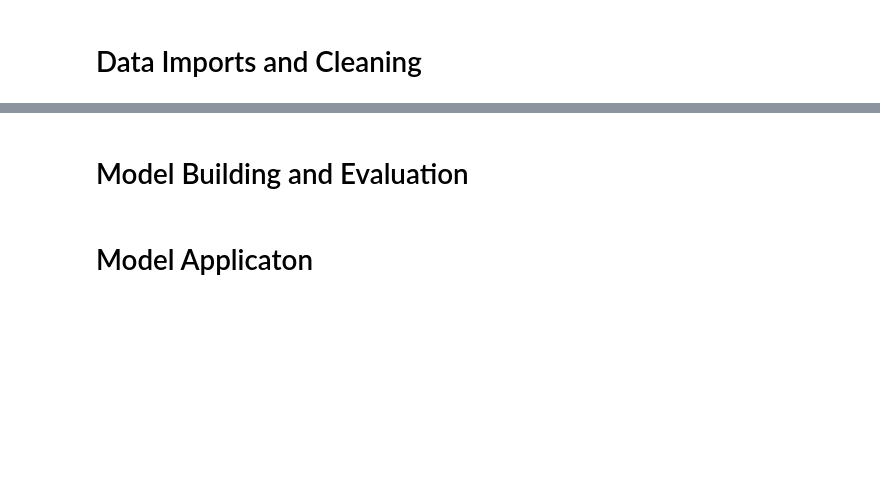
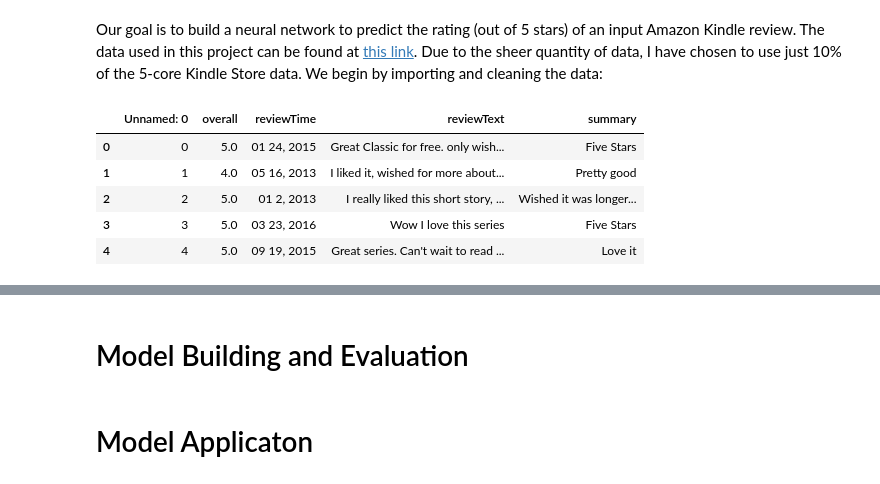
Before and after one commit to AmeerAliSaleem/MA4J5_Project, a Jupyter notebook: Ameer_Ali_Saleem_MA4J5_Main_Project.ipynb, the cells around one changed output, grey strips where cells are left out. Drawn from its saved outputs; the diff is of its cells as text; code cells hidden in the pictures; blank space fills up the shorter version.

```diff
--- a/Ameer_Ali_Saleem_MA4J5_Main_Project.ipynb
+++ b/Ameer_Ali_Saleem_MA4J5_Main_Project.ipynb
@@ -24,3 +27,14 @@ nltk.download('stopwords')
 True
-# %% [markdown]
-# Data Imports and Cleaning
+# %% [markdown]
+Our goal is to build a neural network to predict the rating (out of 5 stars) of an input Amazon Kindle review. The data used in this project can be found at <a href="https://nijianmo.github.io/amazon/index.html">this link</a>. Due to the sheer quantity of data, I have chosen to use just 10% of the 5-core Kindle Store data. We begin by importing and cleaning the data:
+# %%
+df = pd.read_csv("kindle_cleaned.csv")
+# %%
+df.head()
+# %% [output]
+|  | Unnamed: 0 | overall | reviewTime | reviewText | summary |
+| 0 | 0 | 5.0 | 01 24, 2015 | Great Classic for free. only wish... | Five Stars |
+| 1 | 1 | 4.0 | 05 16, 2013 | I liked it, wished for more about... | Pretty good |
+| 2 | 2 | 5.0 | 01 2, 2013 | I really liked this short story, ... | Wished it was longer... |
+| 3 | 3 | 5.0 | 03 23, 2016 | Wow I love this series | Five Stars |
+| 4 | 4 | 5.0 | 09 19, 2015 | Great series. Can't wait to read ... | Love it |
```
Also changed, not shown: parts of 21 cells of this notebook.
